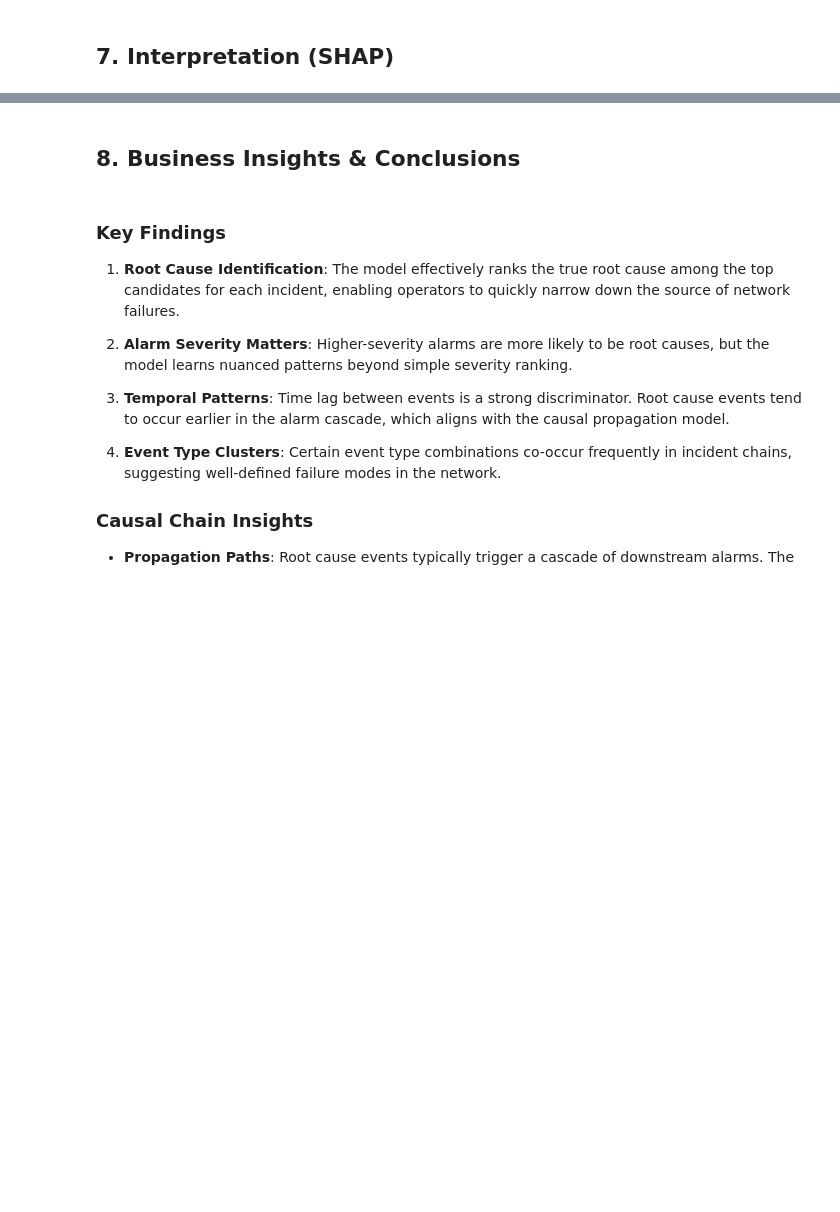
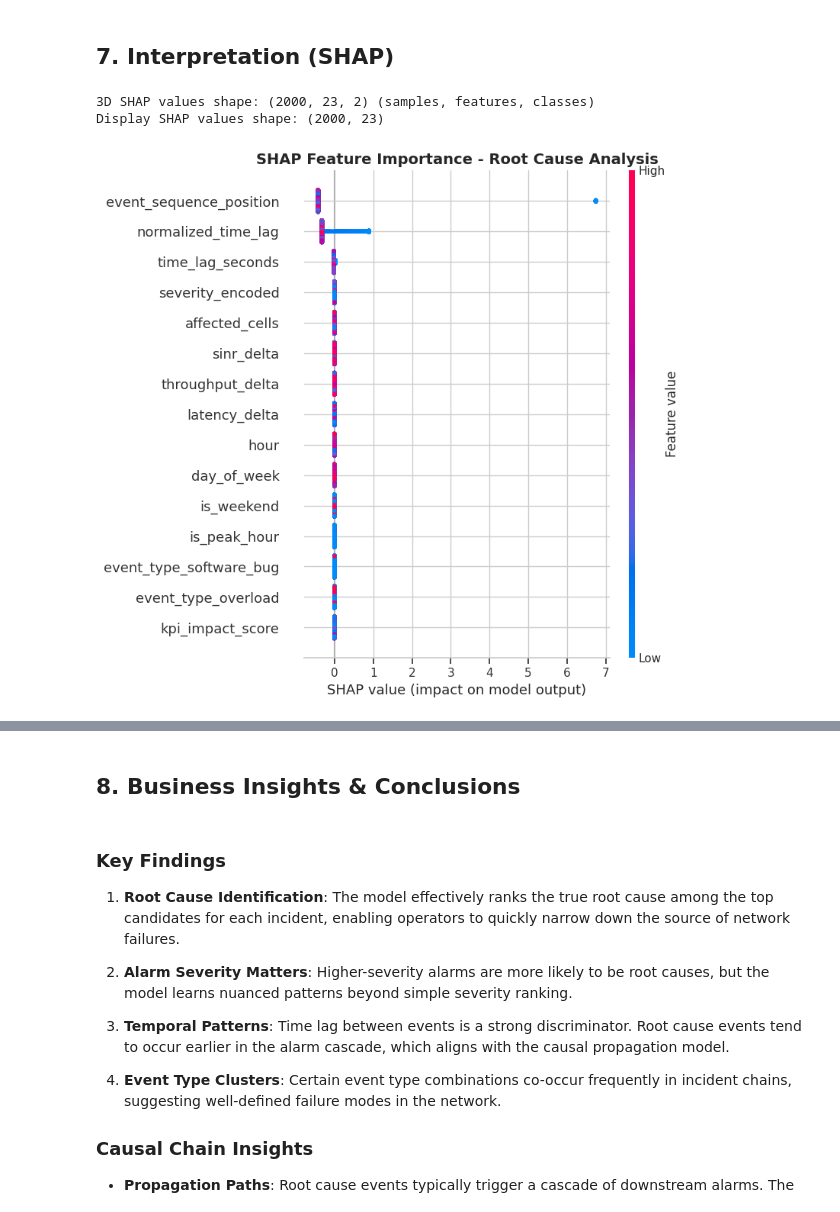
Before and after one commit to adityonugrohoid/telecom-root-cause-analysis, a Jupyter notebook: notebooks/02_root_cause_analysis.ipynb, the cells around one changed output, grey strips where cells are left out. Drawn from its saved outputs; the diff is of its cells as text; code cells hidden in the pictures; blank space fills up the shorter version.

```diff
--- a/notebooks/02_root_cause_analysis.ipynb
+++ b/notebooks/02_root_cause_analysis.ipynb
@@ -282,24 +440,34 @@ import shap
 explainer = shap.TreeExplainer(model.model)
 shap_values = explainer.shap_values(X_test)
 
-# For multi-class, shap_values is a list of arrays (one per class)
+# shap_values may be: list of arrays (one per class), 3D array (samples, features, classes), or 2D
 if isinstance(shap_values, list):
     print(f"Multi-class SHAP values: {len(shap_values)} classes")
     print(f"SHAP values shape per class: {shap_values[0].shape}")
+    shap_vals_display = shap_values[1]  # root cause class
+elif shap_values.ndim == 3:
+    print(f"3D SHAP values shape: {shap_values.shape} (samples, features, classes)")
+    shap_vals_display = shap_values[:, :, 1]  # root cause class
 else:
     print(f"Binary SHAP values shape: {shap_values.shape}")
+    shap_vals_display = shap_values
+
+print(f"Display SHAP values shape: {shap_vals_display.shape}")
+# %% [output]
+3D SHAP values shape: (2000, 23, 2) (samples, features, classes)
+Display SHAP values shape: (2000, 23)
 # %%
 # SHAP summary plot
 fig, ax = plt.subplots(figsize=(12, 8))
 
-# Use the root-cause class SHAP values if multi-class
-shap_vals_display = shap_values[1] if isinstance(shap_values, list) else shap_values
-
+# shap_vals_display was already computed in the previous cell
 shap.summary_plot(shap_vals_display, X_test, plot_type="dot",
                   max_display=15, show=False)
 plt.title("SHAP Feature Importance - Root Cause Analysis", fontsize=14, fontweight="bold")
 plt.tight_layout()
 plt.show()
+# %% [output]
+[figure, added]
 # %%
 # Feature importance bar chart from SHAP
 mean_abs_shap = np.abs(shap_vals_display).mean(axis=0)
```
Also changed, not shown: parts of 20 cells of this notebook, 3 other files.
